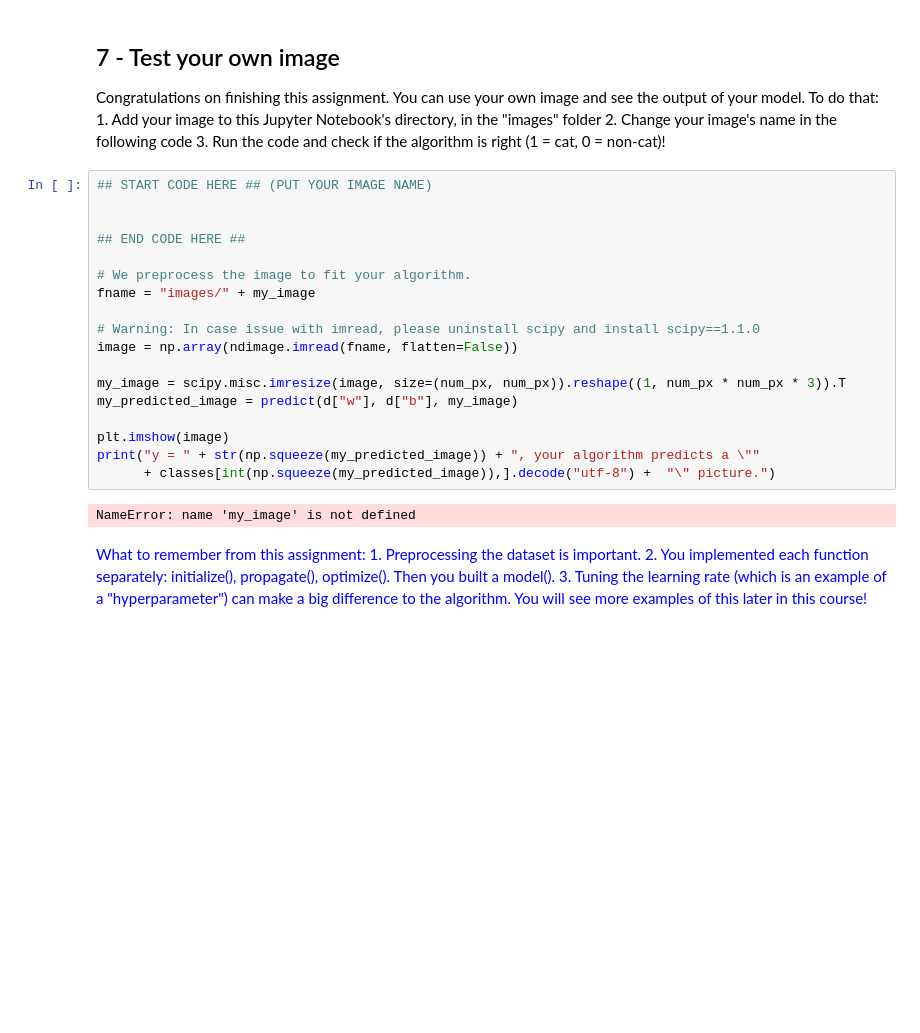
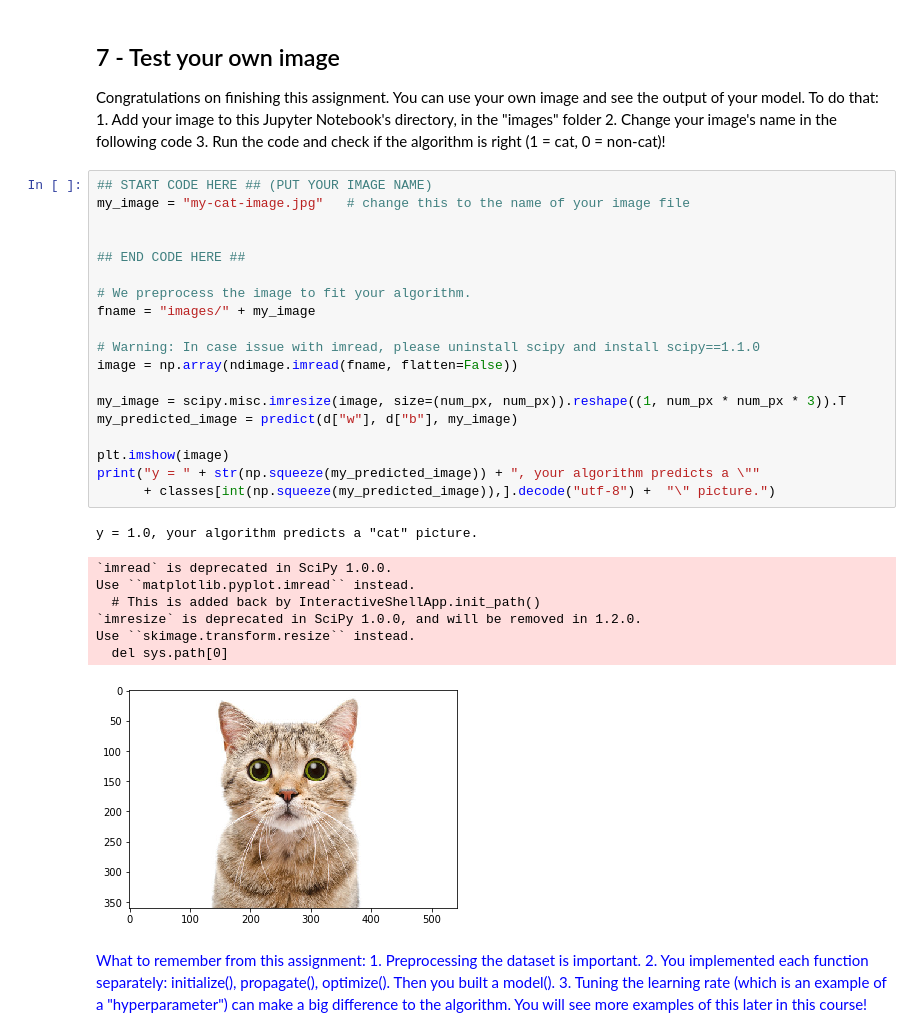
Before and after one commit to StandardGage/CISC-684, a Jupyter notebook: hw.ipynb, the cells around one changed output. Drawn from its saved outputs; the diff is of its cells as text; blank space fills up the shorter version.

```diff
--- a/hw.ipynb
+++ b/hw.ipynb
@@ -851,24 +851,32 @@ Congratulations on finishing this assignment. You can use your own image and see
     3. Run the code and check if the algorithm is right (1 = cat, 0 = non-cat)!
 # %%
 ## START CODE HERE ## (PUT YOUR IMAGE NAME)
+my_image = "my-cat-image.jpg"   # change this to the name of your image file
 
 
 ## END CODE HERE ##
 
 # We preprocess the image to fit your algorithm.
 fname = "images/" + my_image
 
 # Warning: In case issue with imread, please uninstall scipy and install scipy==1.1.0
 image = np.array(ndimage.imread(fname, flatten=False))
 
 my_image = scipy.misc.imresize(image, size=(num_px, num_px)).reshape((1, num_px * num_px * 3)).T
 my_predicted_image = predict(d["w"], d["b"], my_image)
 
 plt.imshow(image)
 print("y = " + str(np.squeeze(my_predicted_image)) + ", your algorithm predicts a \""
       + classes[int(np.squeeze(my_predicted_image)),].decode("utf-8") +  "\" picture.")
 # %% [output]
-NameError: name 'my_image' is not defined
+y = 1.0, your algorithm predicts a "cat" picture.
+`imread` is deprecated in SciPy 1.0.0.
+Use ``matplotlib.pyplot.imread`` instead.
+  # This is added back by InteractiveShellApp.init_path()
+`imresize` is deprecated in SciPy 1.0.0, and will be removed in 1.2.0.
+Use ``skimage.transform.resize`` instead.
+  del sys.path[0]
+[figure, added]
 # %% [markdown]
 <font color='blue'>
 What to remember from this assignment:
```
Also changed, not shown: parts of 16 cells of this notebook, 1 other file.
